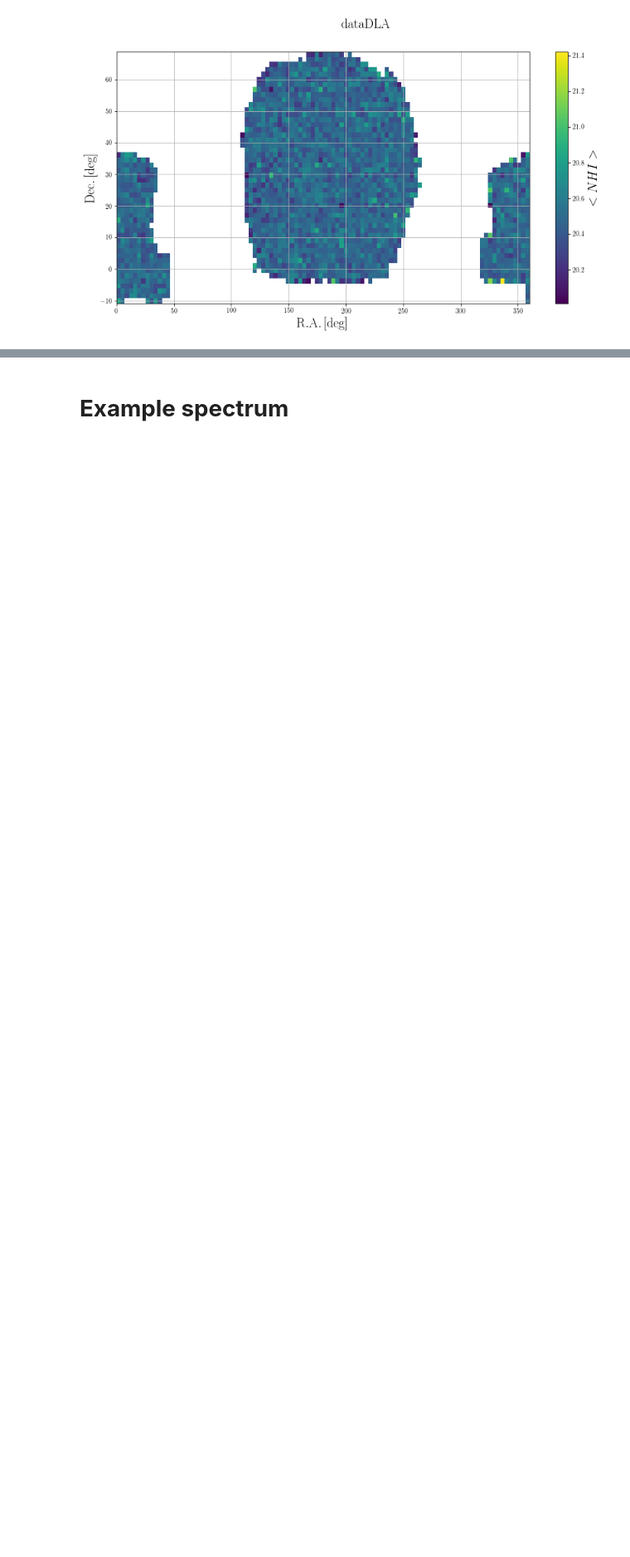
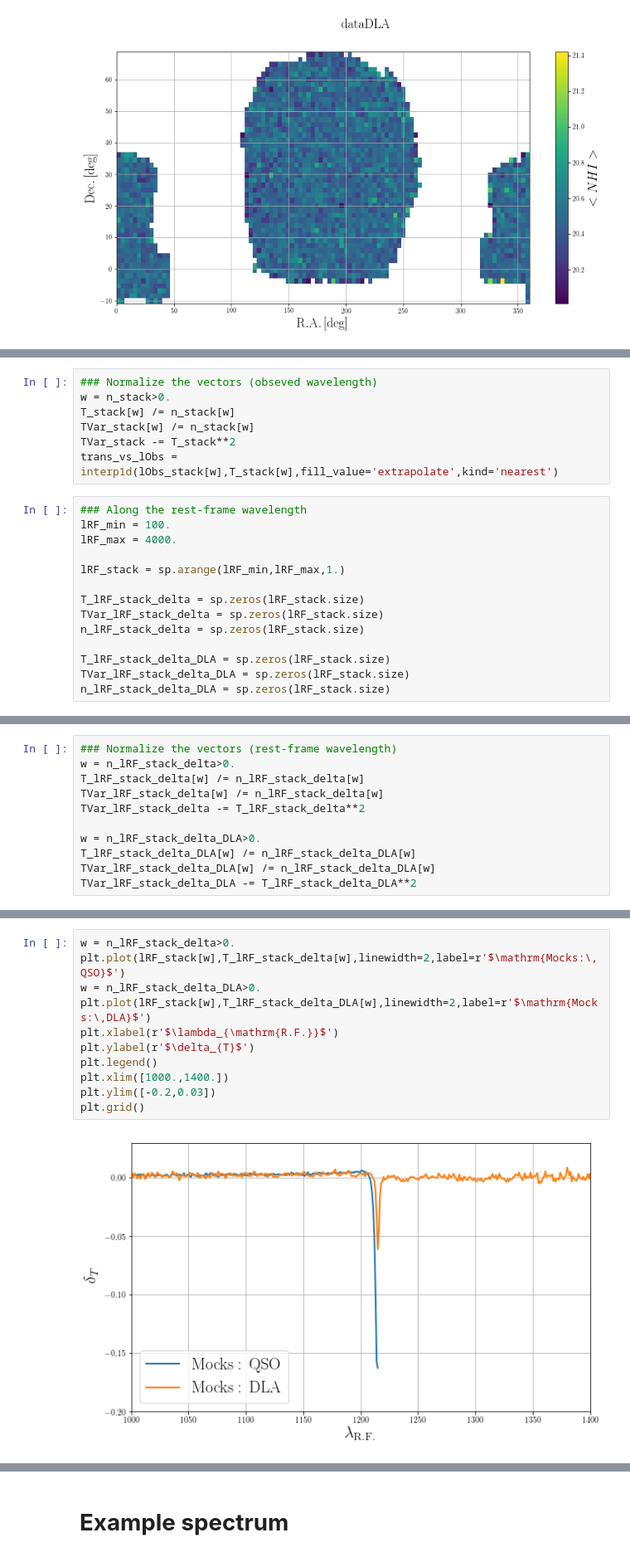
Before and after one commit to igmhub/desi_QA, a Jupyter notebook: Mocks/QA_DLA.ipynb, the cells around one changed output, grey strips where cells are left out. Shown at 83% size. Drawn from its saved outputs; the diff is of its cells as text; blank space fills up the shorter version.

Commit message:
add stack of DLA in 1d

```diff
--- a/Mocks/QA_DLA.ipynb
+++ b/Mocks/QA_DLA.ipynb
@@ -685,0 +723,21 @@ for name,path in toPlot.items():
+# %%
+### Normalize the vectors (obseved wavelength)
+w = n_stack>0.
+T_stack[w] /= n_stack[w]
+TVar_stack[w] /= n_stack[w]
+TVar_stack -= T_stack**2
+trans_vs_lObs = interp1d(lObs_stack[w],T_stack[w],fill_value='extrapolate',kind='nearest')
+# %%
+### Along the rest-frame wavelength
+lRF_min = 100.
+lRF_max = 4000.
+
+lRF_stack = sp.arange(lRF_min,lRF_max,1.)
+
+T_lRF_stack_delta = sp.zeros(lRF_stack.size)
+TVar_lRF_stack_delta = sp.zeros(lRF_stack.size)
+n_lRF_stack_delta = sp.zeros(lRF_stack.size)
+
+T_lRF_stack_delta_DLA = sp.zeros(lRF_stack.size)
+TVar_lRF_stack_delta_DLA = sp.zeros(lRF_stack.size)
+n_lRF_stack_delta_DLA = sp.zeros(lRF_stack.size)
@@ -685,0 +779,11 @@ for name,path in toPlot.items():
+# %%
+### Normalize the vectors (rest-frame wavelength)
+w = n_lRF_stack_delta>0.
+T_lRF_stack_delta[w] /= n_lRF_stack_delta[w]
+TVar_lRF_stack_delta[w] /= n_lRF_stack_delta[w]
+TVar_lRF_stack_delta -= T_lRF_stack_delta**2
+
+w = n_lRF_stack_delta_DLA>0.
+T_lRF_stack_delta_DLA[w] /= n_lRF_stack_delta_DLA[w]
+TVar_lRF_stack_delta_DLA[w] /= n_lRF_stack_delta_DLA[w]
+TVar_lRF_stack_delta_DLA -= T_lRF_stack_delta_DLA**2
@@ -685,0 +792,13 @@ for name,path in toPlot.items():
+# %%
+w = n_lRF_stack_delta>0.
+plt.plot(lRF_stack[w],T_lRF_stack_delta[w],linewidth=2,label=r'$\mathrm{Mocks:\,QSO}$')
+w = n_lRF_stack_delta_DLA>0.
+plt.plot(lRF_stack[w],T_lRF_stack_delta_DLA[w],linewidth=2,label=r'$\mathrm{Mocks:\,DLA}$')
+plt.xlabel(r'$\lambda_{\mathrm{R.F.}}$')
+plt.ylabel(r'$\delta_{T}$')
+plt.legend()
+plt.xlim([1000.,1400.])
+plt.ylim([-0.2,0.03])
+plt.grid()
+# %% [output]
+[figure, added]
```
Also changed, not shown: parts of 9 cells of this notebook.
